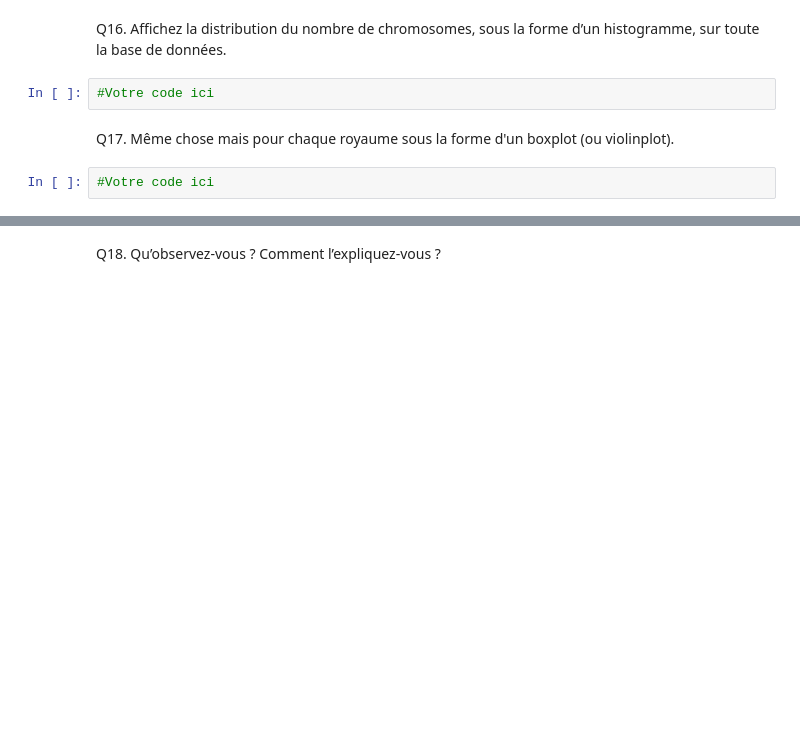
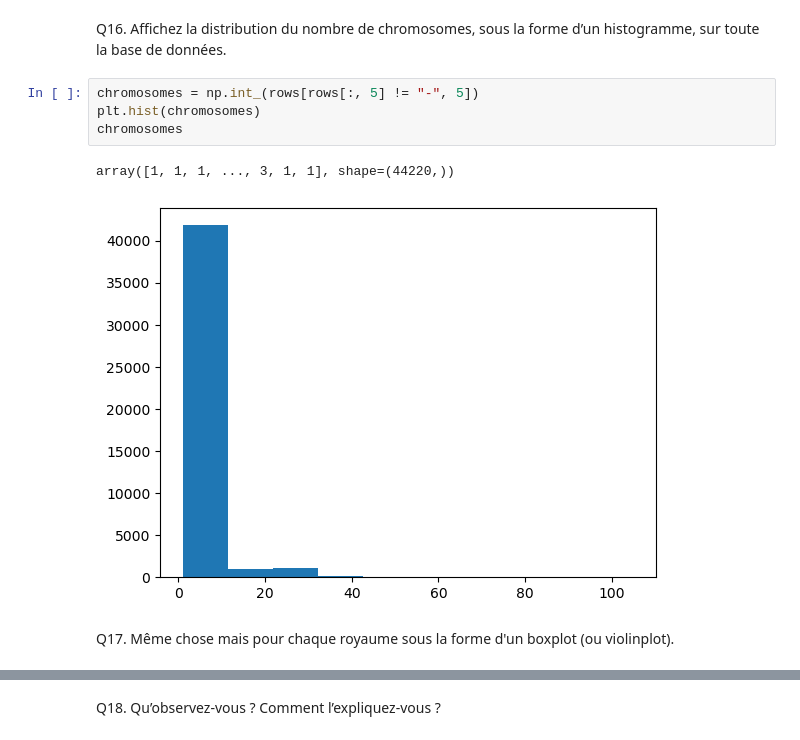
Before and after one commit to Lemarronier/BINF2025_TP1, a Jupyter notebook: BINF2025_TP1.ipynb, the cells around one changed output, grey strips where cells are left out. Saved outputs shown, nothing was run; the diff lists cells and outputs as text; blank space fills up the shorter version.

```diff
--- a/BINF2025_TP1.ipynb
+++ b/BINF2025_TP1.ipynb
@@ -219,9 +240,12 @@ Q15. Même chose mais pour l'organisme avec le plus grand génome.
 ## Chromosomes
 # %% [markdown]
 Q16. Affichez la distribution du nombre de chromosomes, sous la forme d’un histogramme, sur toute la base de données.
-# %%
-#Votre code ici
+# %%
+chromosomes = np.int_(rows[rows[:, 5] != "-", 5])
+plt.hist(chromosomes)
+chromosomes
+# %% [output]
+array([1, 1, 1, ..., 3, 1, 1], shape=(44220,))
+[figure, added]
 # %% [markdown]
 Q17. Même chose mais pour chaque royaume sous la forme d'un boxplot (ou violinplot).
-# %%
-#Votre code ici
```
Also changed, not shown: parts of 12 cells of this notebook.
